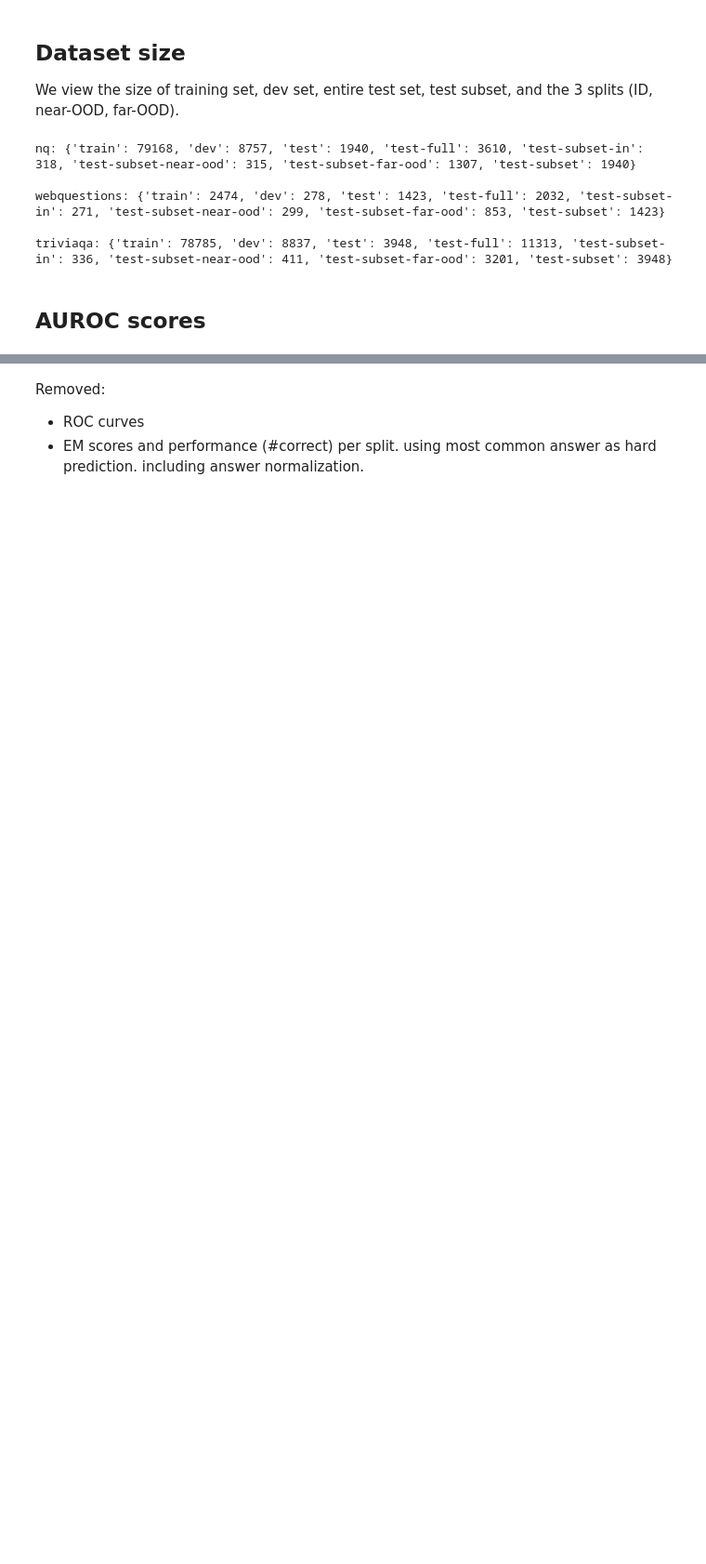
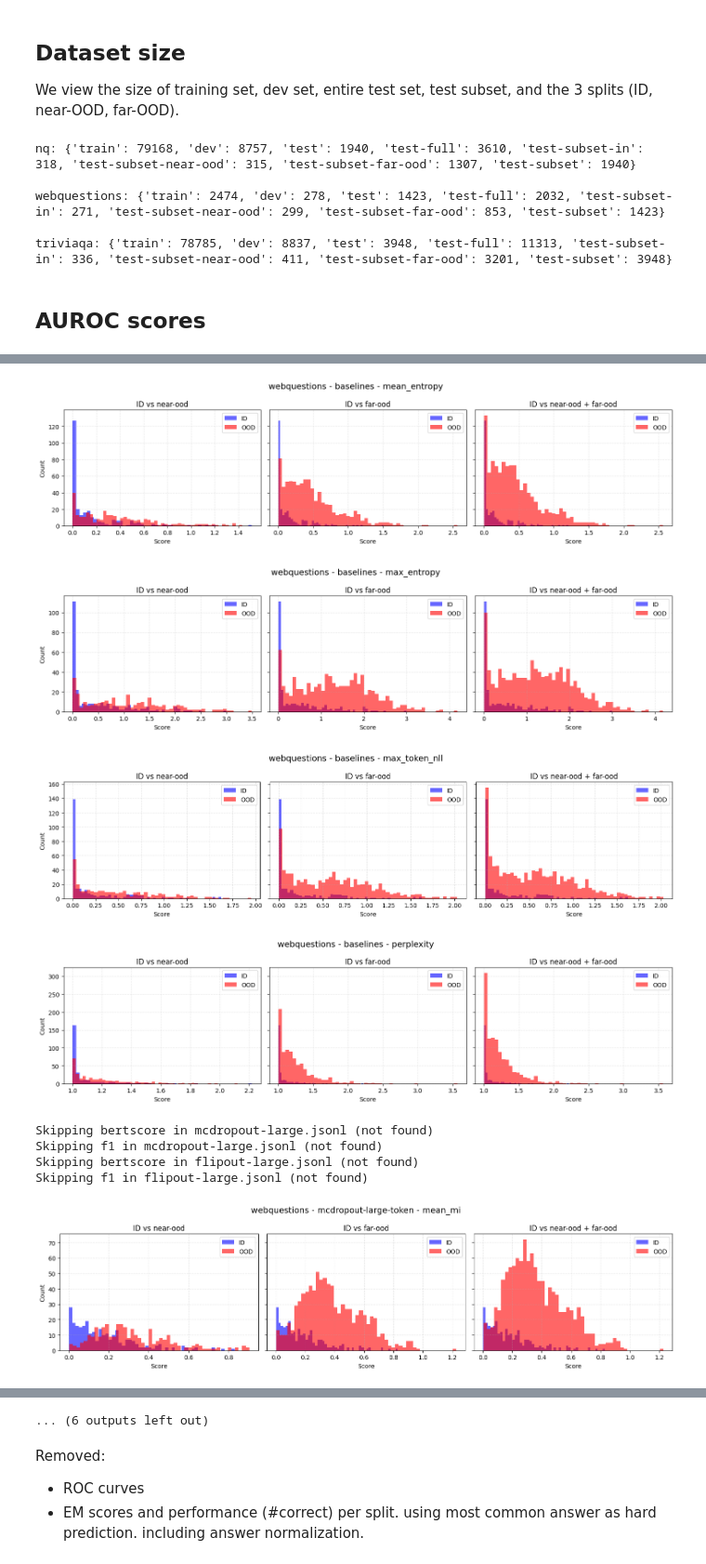
Before and after one commit to dries02/cbqa-ood, a Jupyter notebook: notebooks/results.ipynb, the cells around one changed output, grey strips where cells are left out. Shown: that part at 93% size. Saved outputs shown, nothing was run; the diff lists cells and outputs as text; code cells hidden in the pictures; blank space fills up the shorter version.

Commit message:
updated todo list, run more experiments, added flipout token-level

```diff
--- a/notebooks/results.ipynb
+++ b/notebooks/results.ipynb
@@ -206,0 +229,56 @@ view_hist("webquestions")
+# %%
+def view_all_hists(dataset: str) -> None:
+    base = Path("../results")
+    files_methods = {
+        "baselines.jsonl": ["mean_entropy", "max_entropy", "max_token_nll", "perplexity"],
+        "mcdropout-large.jsonl": ["bertscore", "f1"],
+        "flipout-large.jsonl": ["bertscore", "f1"],
+        "mcdropout-large-token.jsonl": ["mean_mi", "max_mi"],
+        "flipout-large-token.jsonl": ["mean_mi", "max_mi"],
+    }
+
+    for suffix, methods in files_methods.items():
+        filepath = base / dataset / suffix
+        if not filepath.exists():
+            print(f"Skipping {filepath} (not found)")
+            continue
+
+        df = pd.read_json(filepath, lines=True)
+        model_name = suffix.replace(".jsonl", "")
+
+        for method in methods:
+            if method not in df.columns:
+                print(f"Skipping {method} in {suffix} (not found)")
+                continue
+
+            fig, ax = plt.subplots(1, 3, figsize=(15, 4), sharey=True)
+            id_data = df[df["labels"] == "in"][method].to_numpy()
+            splits = (("near-ood",), ("far-ood",), ("near-ood", "far-ood"))
+
+            for idx, cols in enumerate(splits):
+                ood_data = df[df["labels"].isin(cols)][method].to_numpy()
+                ax[idx].hist(id_data, bins=50, alpha=0.6, color="blue", label="ID")
+                ax[idx].hist(ood_data, bins=50, alpha=0.6, color="red", label="OOD")
+                ax[idx].set_xlabel("Score")
+                ax[idx].set_ylabel("Count" if idx == 0 else "")
+                ax[idx].set_title(f"ID vs {' + '.join(cols)}")
+                ax[idx].legend()
+                ax[idx].grid(alpha=0.3, linestyle="--")
+
+            fig.suptitle(f"{dataset} - {model_name} - {method}", fontsize=14)
+            plt.tight_layout()
+            # plt.savefig(f"figures/{dataset}_{model_name}_{method}.pdf")
+            plt.show()
+
+view_all_hists("webquestions")
+view_all_hists("nq")
+# %% [output]
+[figure, added]
+[figure, added]
+[figure, added]
+[figure, added]
+Skipping bertscore in mcdropout-large.jsonl (not found)
+Skipping f1 in mcdropout-large.jsonl (not found)
+Skipping bertscore in flipout-large.jsonl (not found)
+Skipping f1 in flipout-large.jsonl (not found)
+[figure, added]
@@ -207,3 +291,4 @@ view_hist("webquestions")
+... (6 outputs left out)
 # %% [markdown]
 Removed:
 - ROC curves
```
Also changed, not shown: parts of 4 cells of this notebook, 10 other files.
